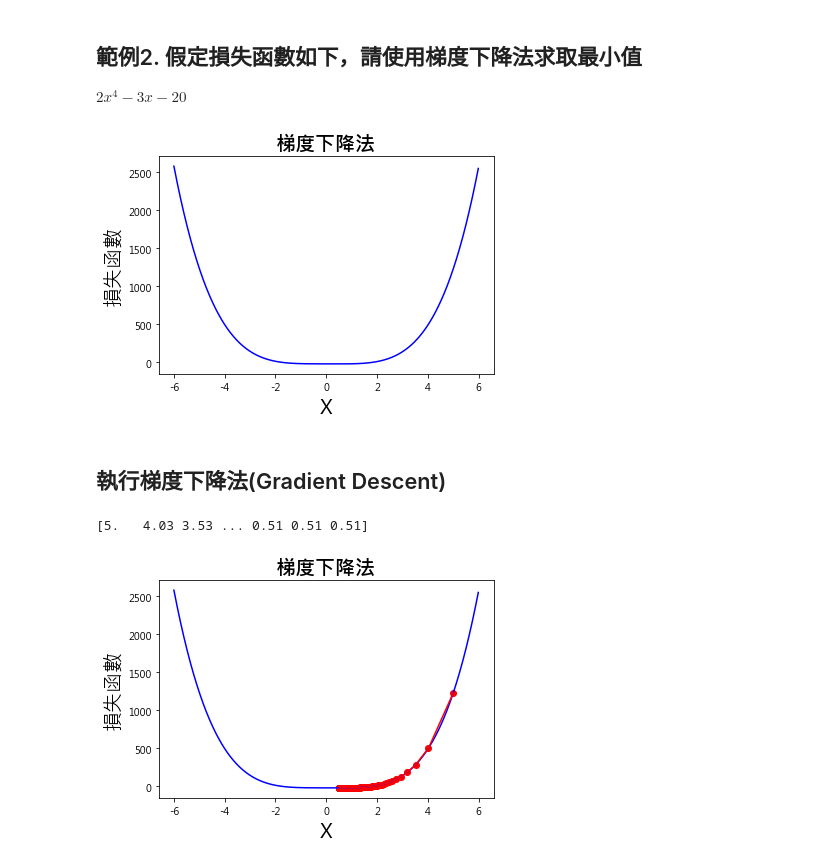
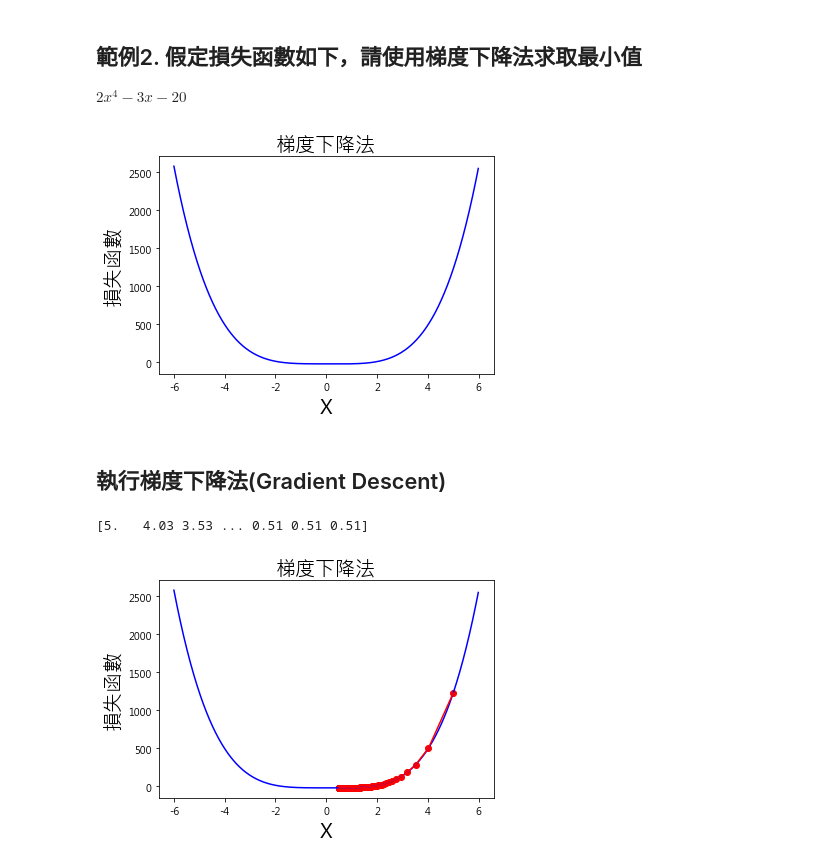
Before and after one commit to mc6666/DL_Book, a Jupyter notebook: src/02_7_梯度下降法.ipynb, the cells around one changed output. Cells and saved outputs as stored; diff of their text form; code cells hidden in the pictures.

```diff
--- a/src/02_7_梯度下降法.ipynb
+++ b/src/02_7_梯度下降法.ipynb
@@ -47,12 +47,11 @@ t = np.arange(-6.0, 6.0, 0.01)
 plt.plot(t, func(t), c='b')
 
 # 設定中文字型
-from matplotlib.font_manager import FontProperties
-font = FontProperties(fname=r"c:\windows\fonts\msjhbd.ttc", size=20)
+plt.rcParams['font.sans-serif'] = ['Microsoft JhengHei']
 # 矯正負號
 plt.rcParams['axes.unicode_minus'] = False
 
-plt.title('梯度下降法', fontproperties=font)
+plt.title('梯度下降法', fontsize=20)
 plt.xlabel('w', fontsize=20)
 plt.ylabel('Loss', fontsize=20)
 
@@ -94,12 +93,11 @@ plt.plot(w, func(w), c=color, label='lr={}'.format(lr))
 plt.scatter(w, func(w), c=color, )
 
 # 設定中文字型
-from matplotlib.font_manager import FontProperties
-font = FontProperties(fname=r"c:\windows\fonts\msjhbd.ttc", size=20)
+plt.rcParams['font.sans-serif'] = ['Microsoft JhengHei']
 # 矯正負號
 plt.rcParams['axes.unicode_minus'] = False
 
-plt.title('梯度下降法', fontproperties=font)
+plt.title('梯度下降法', fontsize=20)
 plt.xlabel('X', fontsize=20)
 plt.ylabel('損失函數', fontsize=20)
 plt.show()
@@ -119,20 +117,19 @@ def dfunc(x): return 8*x**3-6*x+2
 # %%
 from numpy import arange
 t = arange(-6.0, 6.0, 0.01)
 plt.plot(t, func(t), c='b')
 
 # 設定中文字型
-from matplotlib.font_manager import FontProperties
-font = FontProperties(fname=r"c:\windows\fonts\msjhbd.ttc", size=20)
+plt.rcParams['font.sans-serif'] = ['Microsoft JhengHei']
 # 矯正負號
 plt.rcParams['axes.unicode_minus'] = False
 
-plt.title('梯度下降法', fontproperties=font)
+plt.title('梯度下降法', fontsize=20)
 plt.xlabel('X', fontsize=20)
 plt.ylabel('損失函數', fontsize=20)
 plt.show()
 # %% [output]
-[figure, old version]
+[figure, new version]
 # %% [markdown]
 ## 執行梯度下降法(Gradient Descent)
 # %%
@@ -154,15 +151,14 @@ plt.plot(w, func(w), c=color, label='lr={}'.format(lr))
 plt.scatter(w, func(w), c=color, )
 
 # 設定中文字型
-from matplotlib.font_manager import FontProperties
-font = FontProperties(fname=r"c:\windows\fonts\msjhbd.ttc", size=20)
+plt.rcParams['font.sans-serif'] = ['Microsoft JhengHei']
 # 矯正負號
 plt.rcParams['axes.unicode_minus'] = False
 
-plt.title('梯度下降法', fontproperties=font)
+plt.title('梯度下降法', fontsize=20)
 plt.xlabel('X', fontsize=20)
 plt.ylabel('損失函數', fontsize=20)
 plt.show()
 # %% [output]
 [5.   4.03 3.53 ... 0.51 0.51 0.51]
-[figure, old version]
+[figure, new version]
```
Also changed, not shown: parts of 2 cells of this notebook, 1 other file.
